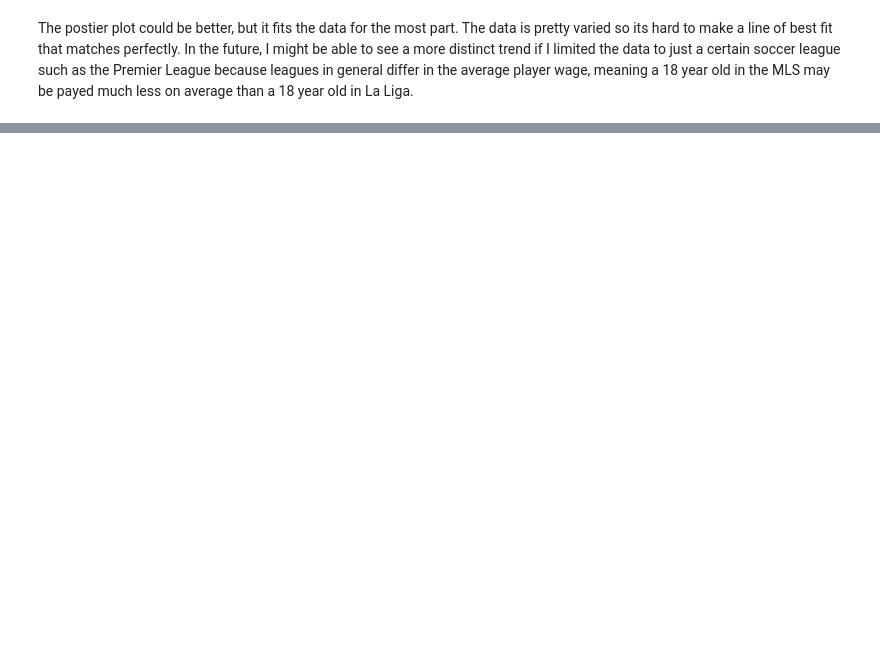
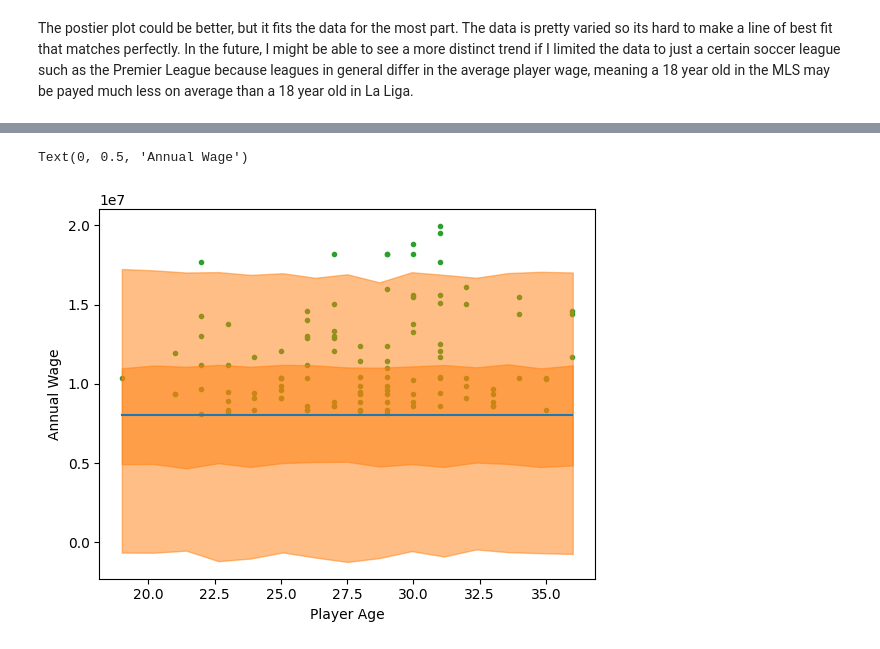
Before and after one commit to jettecampbell/data-science, a Jupyter notebook: JettCampU5proj.ipynb, the cells around one changed output, grey strips where cells are left out. Drawn from its saved outputs; the diff is of its cells as text; code cells hidden in the pictures; blank space fills up the shorter version.

```diff
--- a/JettCampU5proj.ipynb
+++ b/JettCampU5proj.ipynb
@@ -185,0 +223,37 @@ The postier plot could be better, but it fits the data for the most part. The da
+# %%
+#plots the posterior predictive distribution
+
+#grabs the expected line, or line of best fit formula
+mean_line = idata_lp.posterior["μ"].mean(("chain", "draw"))
+
+#creates some x values to run through our line formula
+ages = np.random.normal(players.age.values, 0.01)
+idx = np.argsort(ages)
+x = np.linspace(ages.min(), ages.max(), 15)
+
+#grabs the 94% HDI and 50% HDI, and sets them up for graphing.
+y_pred_q = idata_lp.posterior_predictive["y_pred"].quantile(
+    [0.03, 0.97, 0.25, 0.75], dim=["chain", "draw"]
+)
+y_hat_bounds = iter(
+    [
+        PchipInterpolator(ages[idx], y_pred_q[i][idx])(x)
+        for i in range(4)
+    ]
+)
+
+#plots raw data and our line of best fit
+_, ax = plt.subplots()
+ax.plot(players.age, players.wage, "C2.", zorder=-3)
+ax.plot(players.age.to_numpy()[idx], mean_line.to_numpy()[idx], c="C0")
+
+#graphs the 94% and 50% HDIs
+for lb, ub in zip(y_hat_bounds, y_hat_bounds):
+    ax.fill_between(x, lb, ub, color="C1", alpha=0.5)
+
+#labels
+ax.set_xlabel("Player Age")
+ax.set_ylabel("Annual Wage")
+# %% [output]
+Text(0, 0.5, 'Annual Wage')
+[figure, added]
```
Also changed, not shown: parts of 7 cells of this notebook.
